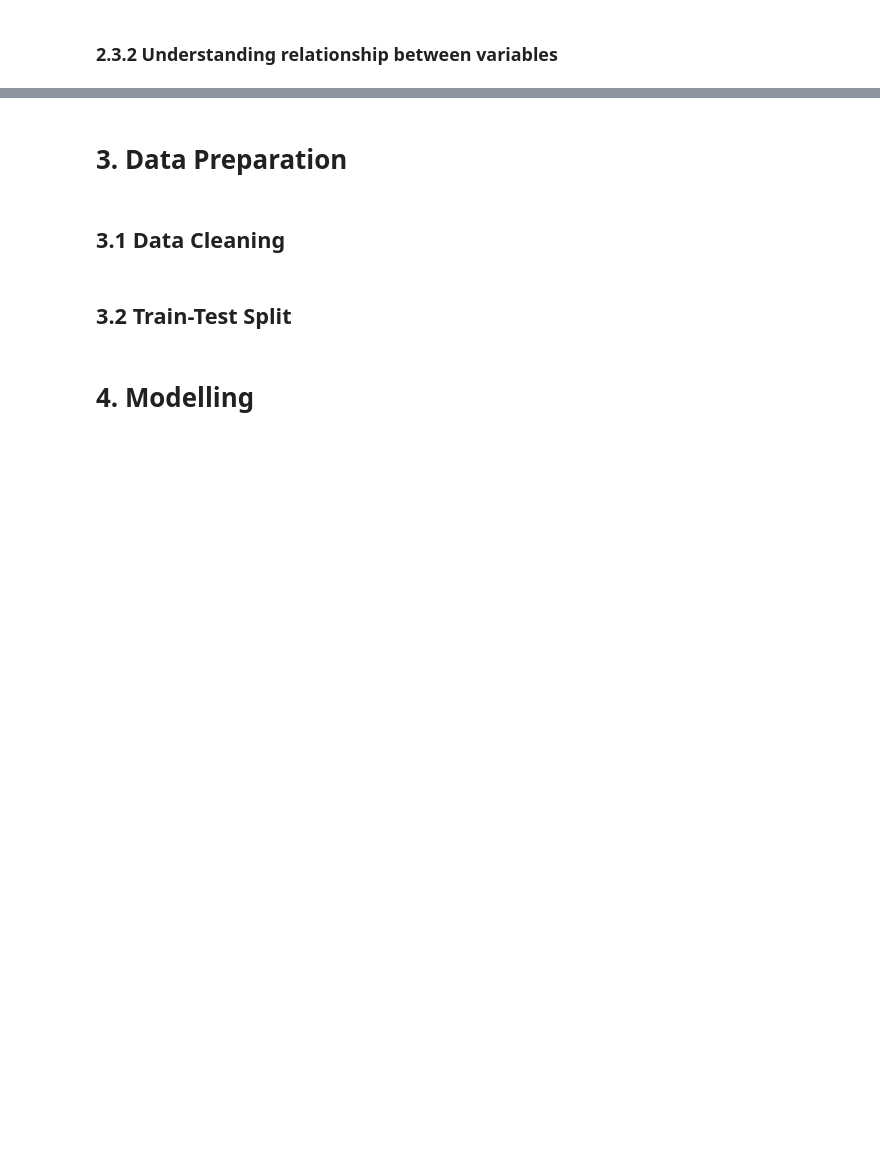
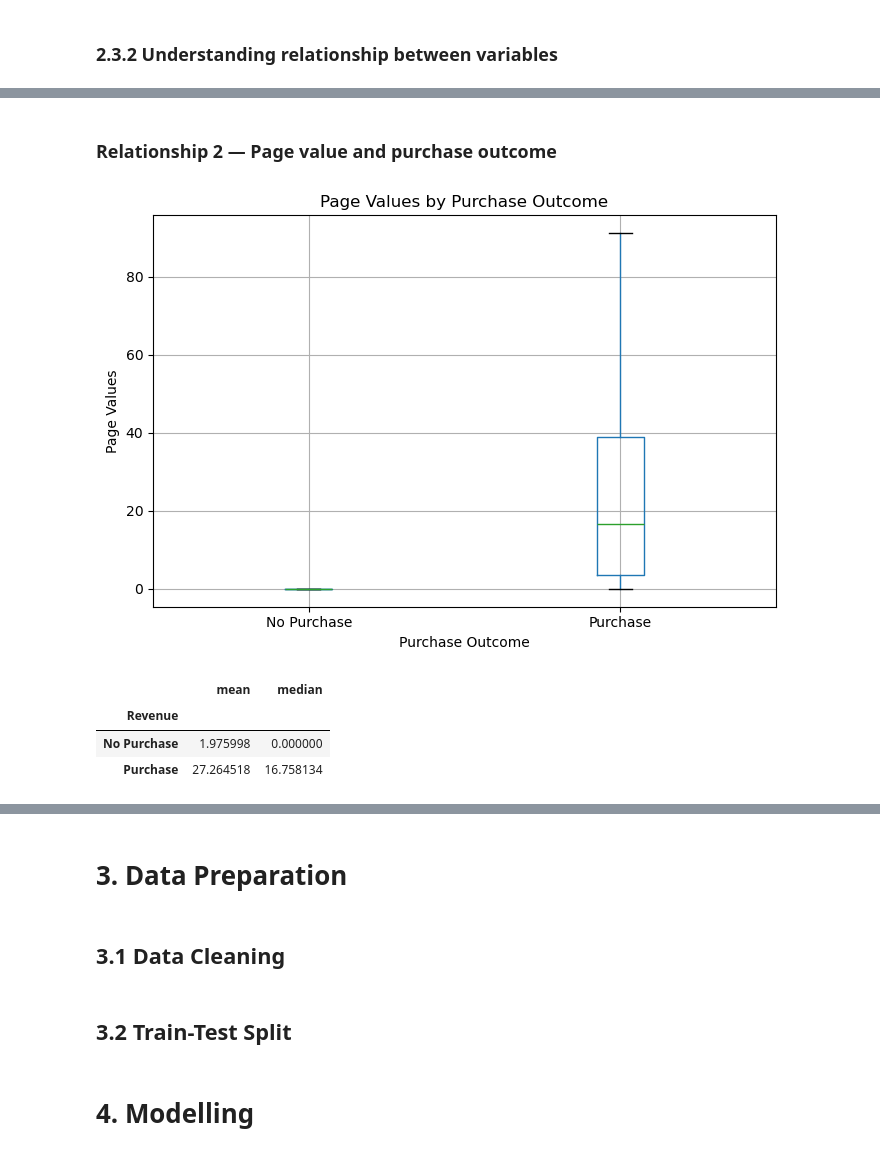
Before and after one commit to ch34psk4te/shopsense-clean-project, a Jupyter notebook: ShopSense_Program_Codes.ipynb, the cells around one changed output, grey strips where cells are left out. Cells and saved outputs as stored; diff of their text form; code cells hidden in the pictures; blank space fills up the shorter version.

```diff
--- a/ShopSense_Program_Codes.ipynb
+++ b/ShopSense_Program_Codes.ipynb
@@ -113,0 +354,39 @@ The final model will be included in a Streamlit web application called ShopSense
+# %% [markdown]
+### Relationship 2 — Page value and purchase outcome
+# %%
+
+
+page_value_plot = df.copy() # create readable labels for the target
+
+page_value_plot["PurchaseOutcome"] = page_value_plot["Revenue"].map({
+    False: "No Purchase",
+    True: "Purchase"
+})
+
+# hide extreme points only in the graph so the main distribution is readable
+page_value_plot.boxplot(
+    column="PageValues",
+    by="PurchaseOutcome",
+    showfliers=False,
+    figsize=(7, 5)
+)
+
+plt.suptitle("")
+plt.title("Page Values by Purchase Outcome")
+plt.xlabel("Purchase Outcome")
+plt.ylabel("Page Values")
+plt.tight_layout()
+plt.show()
+
+# numerical comparison to support the graph
+display(
+    df.groupby("Revenue")["PageValues"]
+    .agg(["mean", "median"])
+    .rename(index={False: "No Purchase", True: "Purchase"})
+)
+# %% [output]
+[figure, added]
+|  | mean | median |
+| Revenue |  |  |
+| No Purchase | 1.975998 | 0.000000 |
+| Purchase | 27.264518 | 16.758134 |
```
Also changed, not shown: parts of 20 cells of this notebook.
